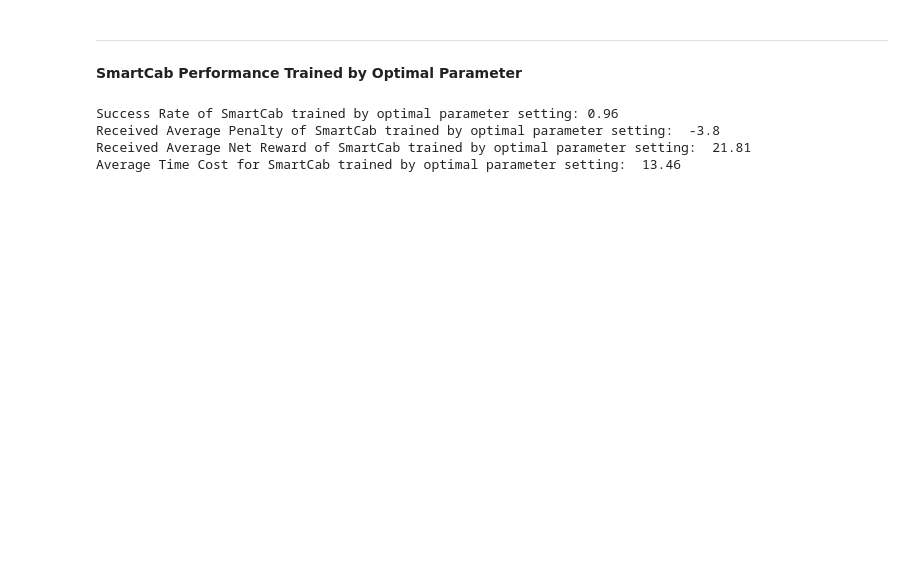
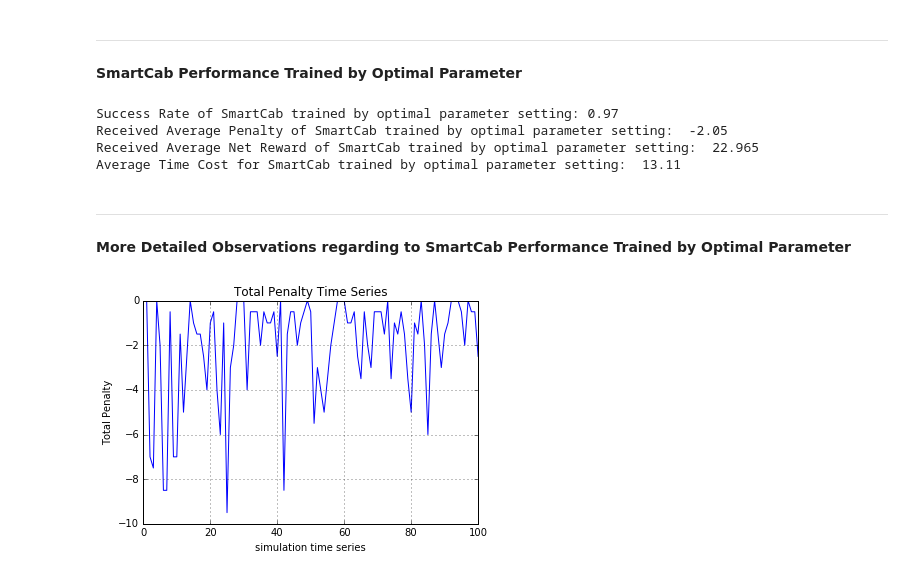
Before and after one commit to zhongyuk/machine-learning, a Jupyter notebook: projects/smartcab/Report.ipynb, the cells around one changed output. Saved outputs shown, nothing was run; the diff lists cells and outputs as text; code cells hidden in the pictures; blank space fills up the shorter version.

```diff
--- a/projects/smartcab/Report.ipynb
+++ b/projects/smartcab/Report.ipynb
@@ -164,5 +164,5 @@ plt.title("SmartCab Success Rate for Different Parameters(epsilon<0.5)");plt.sho
 # %%
-high_success_rate = [i for i,r in enumerate(success_rate) if r>=.96]
+high_success_rate = [i for i,r in enumerate(success_rate) if r>=.95]
 high_sr_param = [param_list[i] for i in high_success_rate]
 high_sr_param # the parameter settings acheived high success rate
 # %% [output]
@@ -214,7 +215,7 @@ plt.title("Greatest Penalty");plt.show()
 # %%
-low_avg_penalty_param = list(penalty.index[penalty['penalty']['mean'] >= -4.05] ) # 75 percentile
-low_min_penalty_param = list(penalty.index[penalty['penalty']['min'] >= -14.375] ) # 75 percentile
-low_count_penalty_param = list(penalty.index[penalty['penalty']['count_negative'] <= 90.75]) # 25 percentile
+low_avg_penalty_param = list(penalty.index[penalty['penalty']['mean'] >= -3.27] ) # 75 percentile
+low_min_penalty_param = list(penalty.index[penalty['penalty']['min'] >= -13.5] ) # 75 percentile
+low_count_penalty_param = list(penalty.index[penalty['penalty']['count_negative'] <= 86]) # 25 percentile
 low_penalty_param = list(set(low_min_penalty_param) & set(low_avg_penalty_param) & set(low_count_penalty_param))
 low_penalty_param
 # %% [output]
@@ -274,5 +277,5 @@ plt.title('SmartCab Average Net Reward for Different Parameters');plt.show()
 # %%
-high_net_reward = [i for i,r in enumerate(avg_net_reward) if r>=81.5]
+high_net_reward = [i for i,r in enumerate(avg_net_reward) if r>=82.5]
 # the parameter settings acheived efficient customer delivery/low time cost
 high_reward_param = [param_list[i] for i in high_net_reward]
 len(high_reward_param)
@@ -308,7 +311,17 @@ print "Received Average Penalty of SmartCab trained by optimal parameter setting
 print "Received Average Net Reward of SmartCab trained by optimal parameter setting: ", avg_net_reward_opt_param
 print "Average Time Cost for SmartCab trained by optimal parameter setting: ", avg_time_cost_opt_param
 # %% [output]
-Success Rate of SmartCab trained by optimal parameter setting: 0.96
-Received Average Penalty of SmartCab trained by optimal parameter setting:  -3.8
-Received Average Net Reward of SmartCab trained by optimal parameter setting:  21.81
-Average Time Cost for SmartCab trained by optimal parameter setting:  13.46
+Success Rate of SmartCab trained by optimal parameter setting: 0.97
+Received Average Penalty of SmartCab trained by optimal parameter setting:  -2.05
+Received Average Net Reward of SmartCab trained by optimal parameter setting:  22.965
+Average Time Cost for SmartCab trained by optimal parameter setting:  13.11
+# %% [markdown]
+***
+**More Detailed Observations regarding to SmartCab Performance Trained by Optimal Parameter**
+# %%
+time_series = range(1,101)
+plt.plot(time_series, optimal_data['penalty']);plt.xlabel('simulation time series');
+plt.ylabel('total penalty'); plt.grid(True)
+plt.title('Total Penalty Time Series');plt.show()
+# %% [output]
+[figure, added]
```
Also changed, not shown: parts of 32 cells of this notebook, 4 other files.
